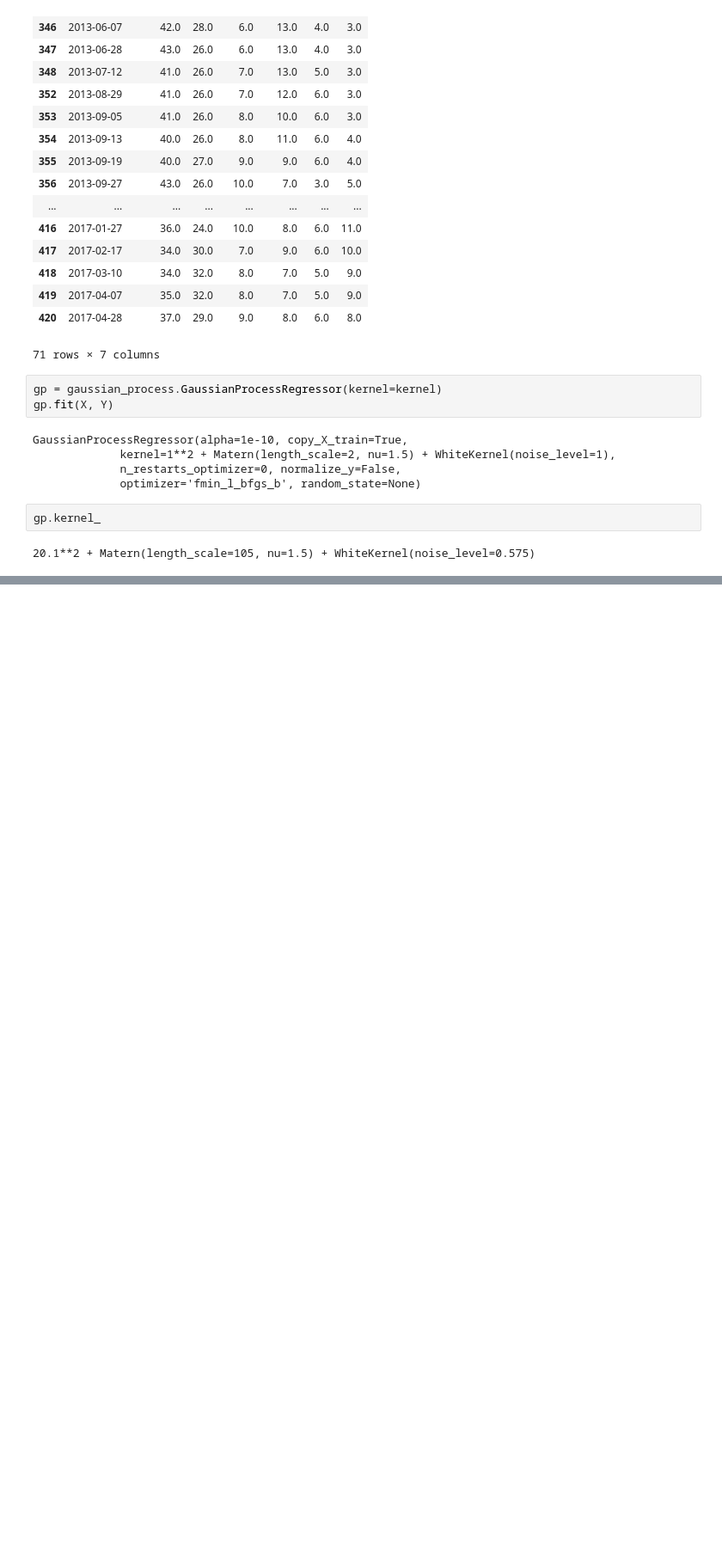
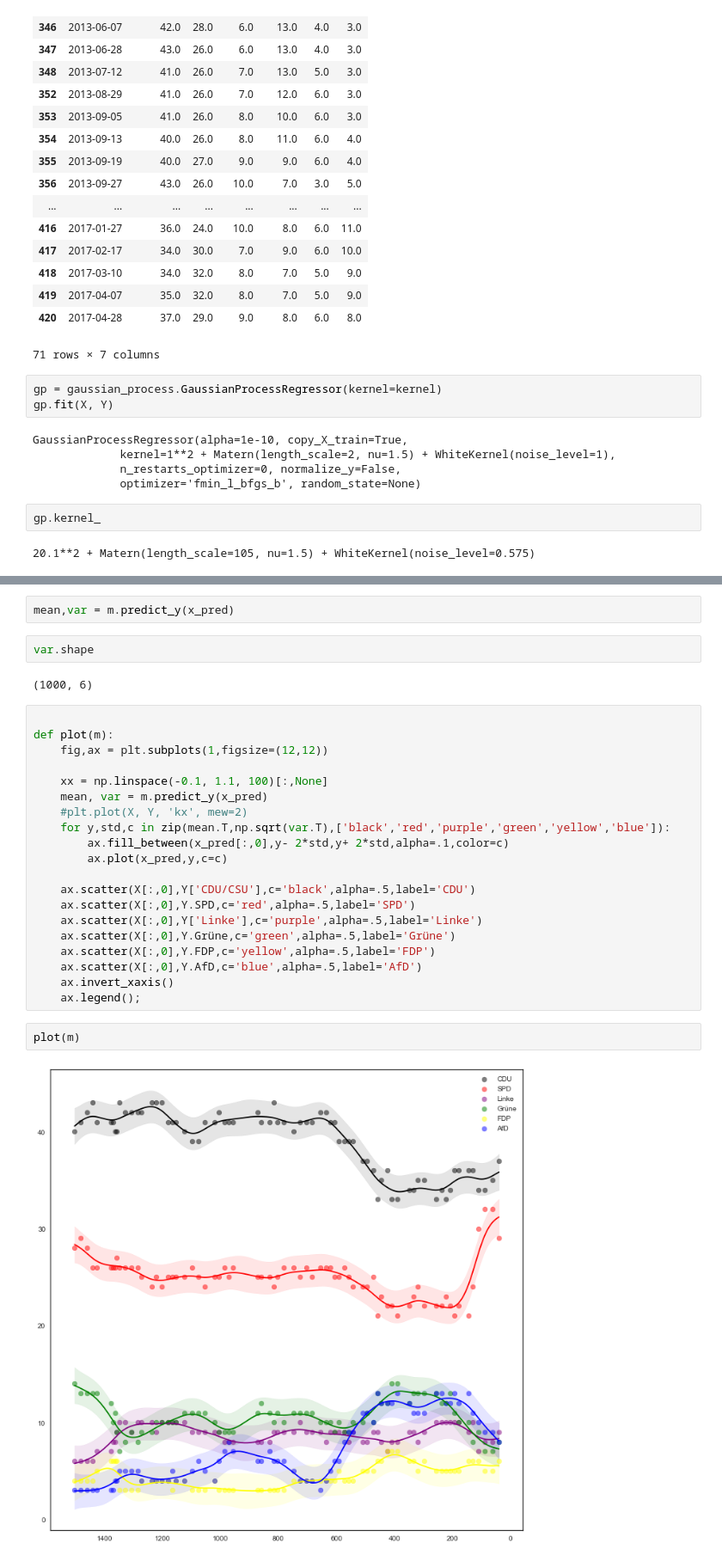
Before and after one commit to daveh19/foxy-predictor, a Jupyter notebook: models/Gaussian process.ipynb, the cells around one changed output, grey strips where cells are left out. Shown: that part at 86% size. Saved outputs shown, nothing was run; the diff lists cells and outputs as text; blank space fills up the shorter version.

```diff
--- a/models/Gaussian process.ipynb
+++ b/models/Gaussian process.ipynb
@@ -84,0 +98,30 @@ array([ 36.29142123,  29.7119631 ,   8.40800001,   8.04596139,
+# %%
+mean,var = m.predict_y(x_pred)
+# %%
+var.shape
+# %% [output]
+(1000, 6)
+# %%
+
+def plot(m):
+    fig,ax = plt.subplots(1,figsize=(12,12))
+
+    xx = np.linspace(-0.1, 1.1, 100)[:,None]
+    mean, var = m.predict_y(x_pred)
+    #plt.plot(X, Y, 'kx', mew=2)
+    for y,std,c in zip(mean.T,np.sqrt(var.T),['black','red','purple','green','yellow','blue']):
+        ax.fill_between(x_pred[:,0],y- 2*std,y+ 2*std,alpha=.1,color=c)
+        ax.plot(x_pred,y,c=c)
+
+    ax.scatter(X[:,0],Y['CDU/CSU'],c='black',alpha=.5,label='CDU')
+    ax.scatter(X[:,0],Y.SPD,c='red',alpha=.5,label='SPD')
+    ax.scatter(X[:,0],Y['Linke'],c='purple',alpha=.5,label='Linke')
+    ax.scatter(X[:,0],Y.Grüne,c='green',alpha=.5,label='Grüne')
+    ax.scatter(X[:,0],Y.FDP,c='yellow',alpha=.5,label='FDP')
+    ax.scatter(X[:,0],Y.AfD,c='blue',alpha=.5,label='AfD')
+    ax.invert_xaxis()
+    ax.legend();
+# %%
+plot(m)
+# %% [output]
+[figure, added]
```
Also changed, not shown: parts of 12 cells of this notebook.
